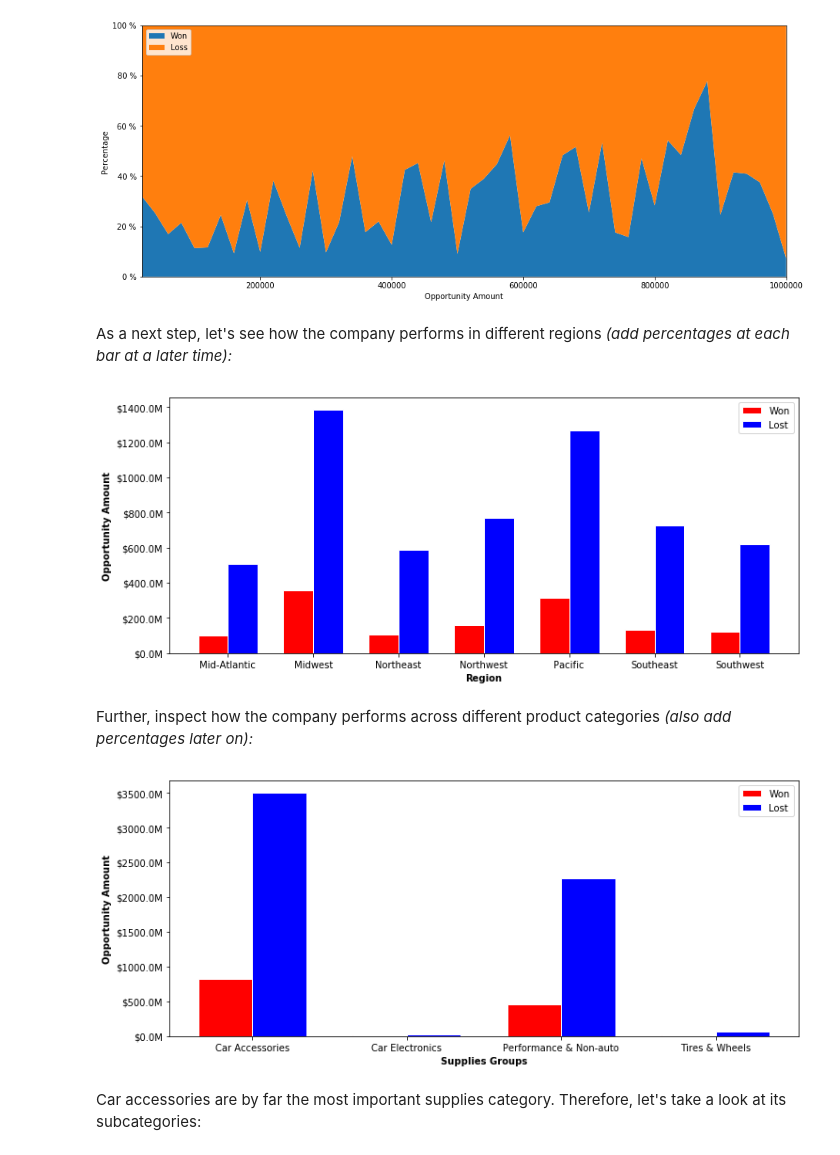
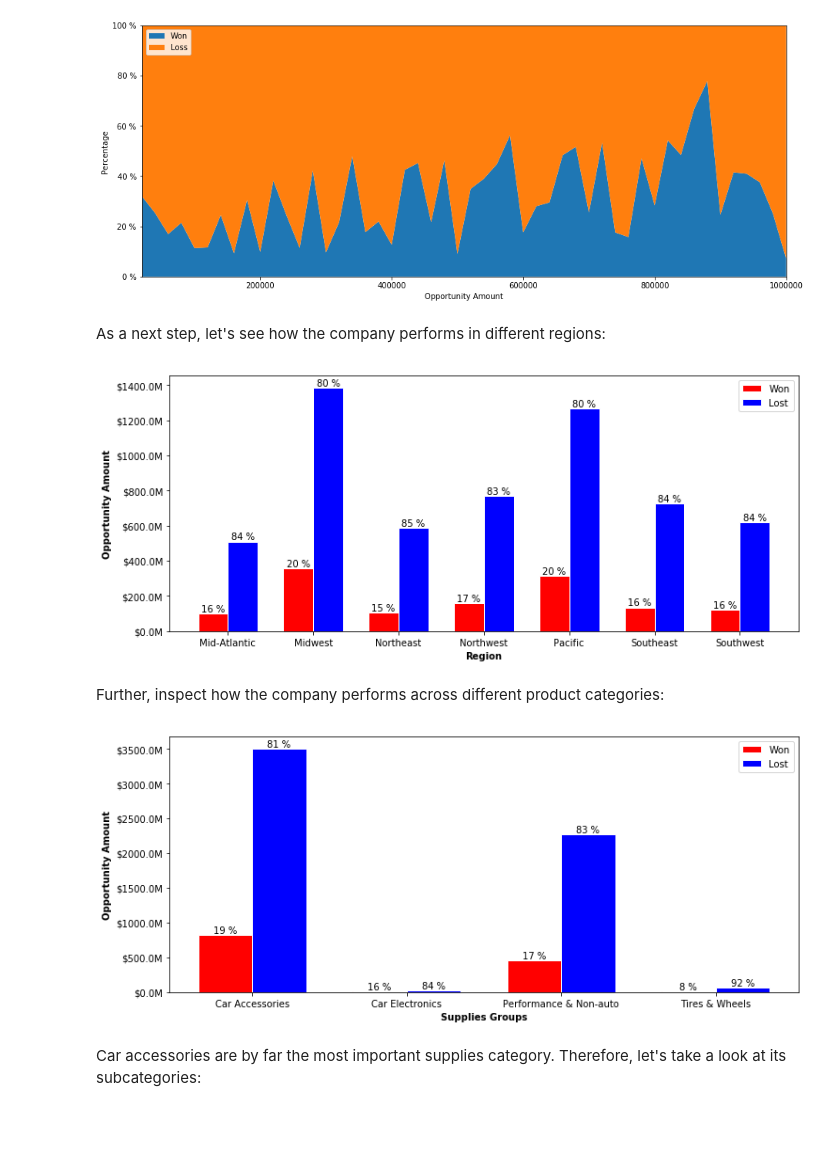
Before and after one commit to jonasbartl/DS-GA-1001-proj, a Jupyter notebook: Exploratory analysis.ipynb, the cells around one changed output. Drawn from its saved outputs; the diff is of its cells as text; code cells hidden in the pictures; blank space fills up the shorter version.

Commit message:
Update Exploratory Analysis Nov 11, part 2
- Percentage values in all graphs added
- One error fixed (missing definition of function used)

```diff
--- a/Exploratory analysis.ipynb
+++ b/Exploratory analysis.ipynb
@@ -87,6 +87,39 @@ plt.show()
 [figure]
 # %% [markdown]
 Note that in the diagram above, the y-scales are not equal. To gain more insight on which opportunities are won depending on the opportunity amount, see the next chart:
+# %%
+#### Define a function for inserting percentage values showing the share of won and lost cases in each group
+
+# Attach a text label above each won bar showing the percentage of won cases in each group
+
+# won and loss are the underlying data for each group, won_bars and loss_bars are the bars itself
+def perc_tick(won, lost, won_bars, loss_bars):
+    # First compute percentage values
+    # Intitialize variables
+    w = []
+    won_perc = []
+    l = []
+    lost_perc = []
+    # For each value in the underlying value, compute its percentage on all the values in that group
+    for i in range(len(won)):
+        w = int(round(won[i] / (won[i] + lost[i]) * 100, 0))
+        l = int(round(lost[i] / (won[i] + lost[i]) * 100, 0))
+        won_perc.append(w)
+        lost_perc.append(l)
+    # Add the percentage values to the won bars and the lost bars
+    for bar_won, bar_lost, i in zip(won_bars, lost_bars, range(len(won))):
+        ax.text(bar_won.get_x() + bar_won.get_width() / 2,
+                bar_won.get_height(),
+                s = str(won_perc[i]) + " %",
+                ha='center', va='bottom')
+        ax.text(bar_lost.get_x() + bar_lost.get_width() / 2,
+                bar_lost.get_height(),
+                s = str(lost_perc[i]) + " %",
+                ha='center', va='bottom')
+# %%
+# Define function for axis labels in million dollars
+def millions(x, pos):
+    return '$%1.1fM' % (x*1e-6)
 # %%
 # Plot grouped bar chart for Opportunity Amount
 
@@ -204,7 +222,7 @@ axs.set_ylabel("Percentage")
 Text(0,0.5,'Percentage')
 [figure]
 # %% [markdown]
-As a next step, let's see how the company performs in different regions *(add percentages at each bar at a later time):*
+As a next step, let's see how the company performs in different regions:
 # %%
 # Plot Opportunities by Region
 # Define function for converting dollar values to millions
@@ -214,38 +232,41 @@ def millions(x, pos):
 # Set bar width
 width = 0.35
 
 # Set bar heights
 won = data.groupby(["OpportunityResult", "Region"])["OpportunityAmount"].sum()["Won"]
 lost = data.groupby(["OpportunityResult", "Region"])["OpportunityAmount"].sum()["Loss"]
 
 # Set position of bars on X axis
 r1 = np.arange(len(won))
 r2 = [x + width for x in r1]
 
 # Make the plot
 f, ax = plt.subplots(figsize=(12,5))
-bars_won = ax.bar(r1, won, color = "r", width = width, edgecolor = 'white', label = 'Won')
-bars_lost = ax.bar(r2, lost, color = "b", width = width, edgecolor = 'white', label = 'Lost')
+won_bars = ax.bar(r1, won, color = "r", width = width, edgecolor = 'white', label = 'Won')
+lost_bars = ax.bar(r2, lost, color = "b", width = width, edgecolor = 'white', label = 'Lost')
 
 # Add xticks and labels
 regions = list(data["Region"].drop_duplicates().sort_values()) # Get labels
 plt.xlabel("Region", fontweight='bold')
 plt.xticks((r1+r2)/2, regions)
 
 # Add yaxis label
 plt.ylabel("Opportunity Amount", fontweight = "bold")
 
 # Convert yticks to millions
 formatter = FuncFormatter(millions)
 ax.yaxis.set_major_formatter(formatter)
 
+# Create percentages above bars
+perc_tick(won, lost, won_bars, lost_bars)
+
 # Create legend & Show graphic
 plt.legend()
 plt.show()
 # %% [output]
-[figure, old version]
+[figure, new version]
 # %% [markdown]
-Further, inspect how the company performs across different product categories *(also add percentages later on):*
+Further, inspect how the company performs across different product categories:
 # %%
 # Plot Opportunities by Category
 
@@ -261,14 +282,14 @@ r1 = np.arange(len(won))
 r2 = [x + width for x in r1]
 
 # Make the plot
-f, ax = plt.subplots(figsize=(12,5))
-plt.bar(r1, won, color = "r", width = width, edgecolor = 'white', label = 'Won')
-plt.bar(r2, lost, color = "b", width = width, edgecolor = 'white', label = 'Lost')
+f, ax = plt.subplots(figsize = (12, 5))
+won_bars = ax.bar(r1, won, color = "r", width = width, edgecolor = 'white', label = 'Won')
+lost_bars = ax.bar(r2, lost, color = "b", width = width, edgecolor = 'white', label = 'Lost')
 
 # Add xticks and labels
 groups = list(data["SuppliesGroup"].drop_duplicates().sort_values()) # Get labels
 plt.xlabel("Supplies Groups", fontweight='bold')
-plt.xticks((r1+r2)/2, groups)
+plt.xticks((r1 + r2)/2, groups)
 
 # Add yaxis label
 plt.ylabel("Opportunity Amount", fontweight = "bold")
@@ -277,11 +298,14 @@ plt.ylabel("Opportunity Amount", fontweight = "bold")
 formatter = FuncFormatter(millions)
 ax.yaxis.set_major_formatter(formatter)
 
+# Create percentages above bars
+perc_tick(won, lost, won_bars, lost_bars)
+
 # Create legend & Show graphic
 plt.legend()
 plt.show()
 # %% [output]
-[figure, old version]
+[figure, new version]
 # %% [markdown]
 Car accessories are by far the most important supplies category. Therefore, let's take a look at its subcategories:
 # %%
```
Also changed, not shown: parts of 5 cells of this notebook.
